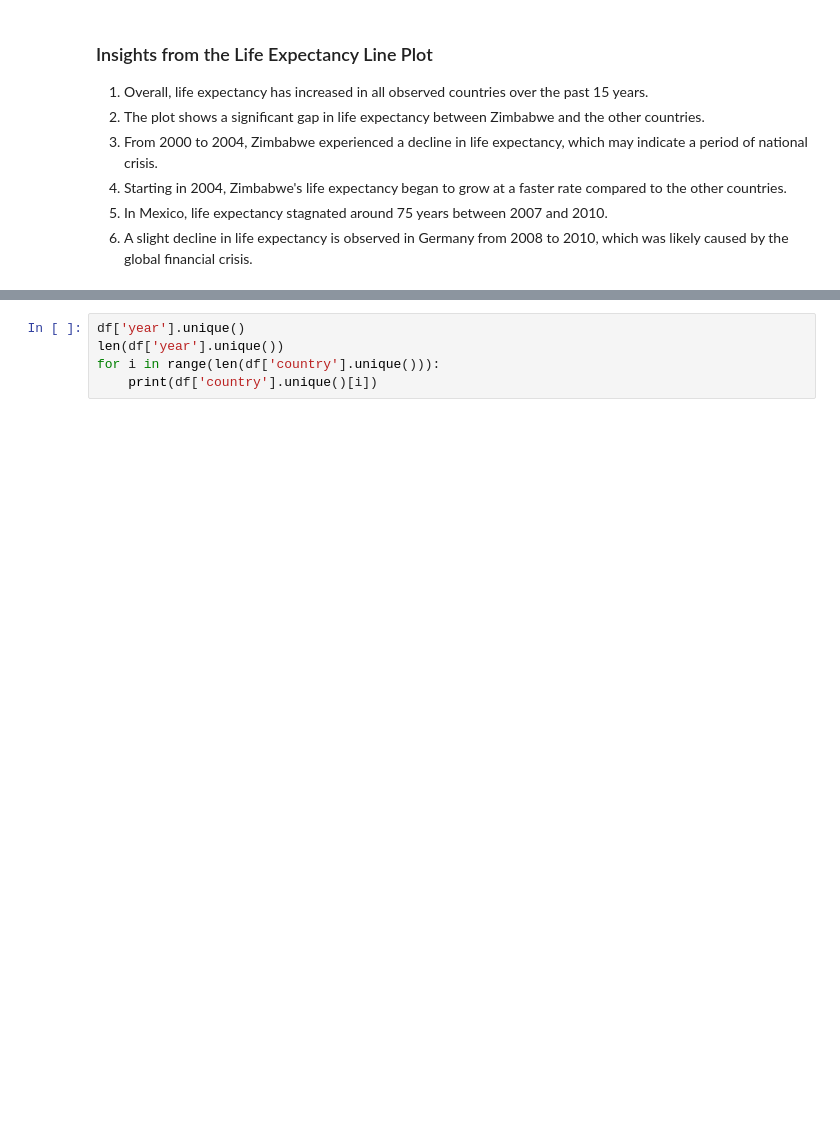
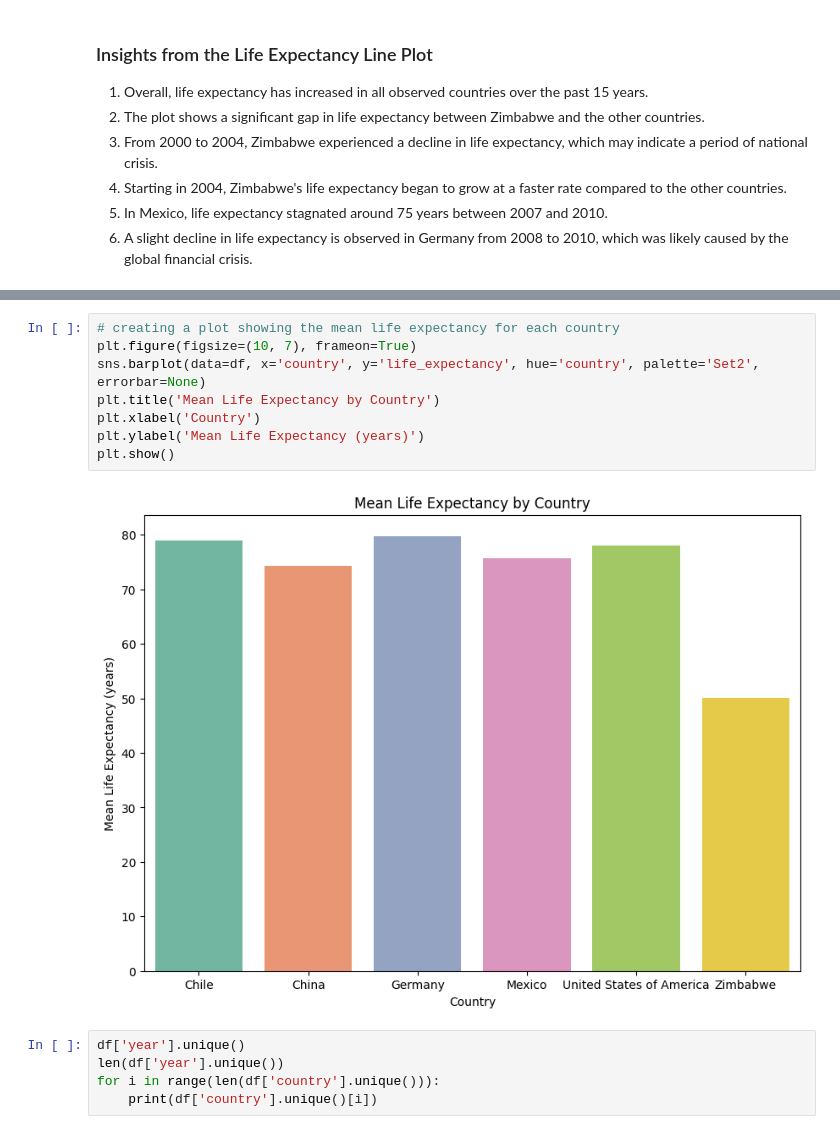
Before and after one commit to 7086600/life_expectancy_gdp_project, a Jupyter notebook: life_expectancy_gdp.ipynb, the cells around one changed output, grey strips where cells are left out. Drawn from its saved outputs; the diff is of its cells as text; blank space fills up the shorter version.

```diff
--- a/life_expectancy_gdp.ipynb
+++ b/life_expectancy_gdp.ipynb
@@ -84,3 +136,13 @@ plt.show()
+# %%
+# creating a plot showing the mean life expectancy for each country
+plt.figure(figsize=(10, 7), frameon=True)
+sns.barplot(data=df, x='country', y='life_expectancy', hue='country', palette='Set2', errorbar=None)
+plt.title('Mean Life Expectancy by Country')
+plt.xlabel('Country')
+plt.ylabel('Mean Life Expectancy (years)')
+plt.show()
+# %% [output]
+[figure, added]
 # %%
 df['year'].unique()
 len(df['year'].unique())
```
Also changed, not shown: parts of 7 cells of this notebook.
